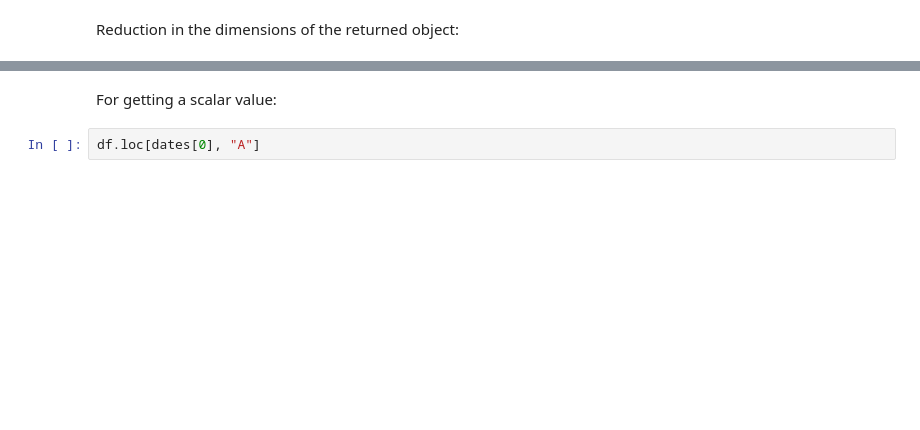
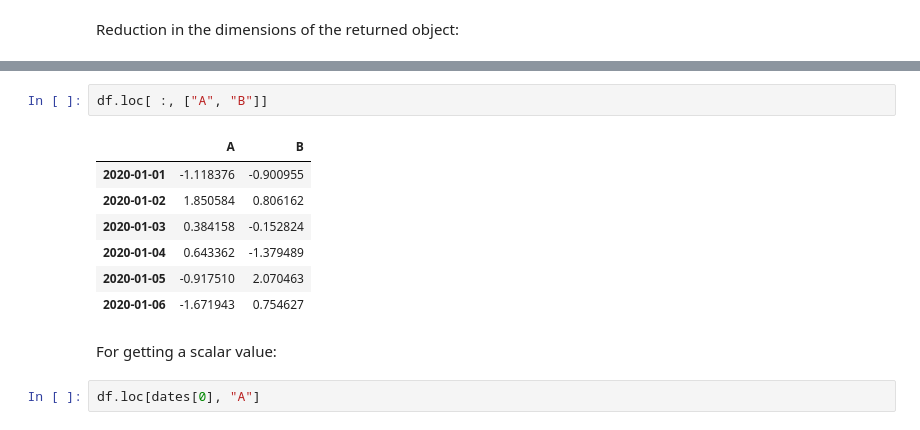
Before and after one commit to fangjin/STAT1129, a Jupyter notebook: Json/Pandas3.ipynb, the cells around one changed output, grey strips where cells are left out. Drawn from its saved outputs; the diff is of its cells as text; blank space fills up the shorter version.

```diff
--- a/Json/Pandas3.ipynb
+++ b/Json/Pandas3.ipynb
@@ -106,4 +112,14 @@ B   -1.570098
 Name: 2020-01-02 00:00:00, dtype: float64
+# %%
+df.loc[ :, ["A", "B"]]
+# %% [output]
+|  | A | B |
+| 2020-01-01 | -1.118376 | -0.900955 |
+| 2020-01-02 | 1.850584 | 0.806162 |
+| 2020-01-03 | 0.384158 | -0.152824 |
+| 2020-01-04 | 0.643362 | -1.379489 |
+| 2020-01-05 | -0.917510 | 2.070463 |
+| 2020-01-06 | -1.671943 | 0.754627 |
 # %% [markdown]
 For getting a scalar value:
 # %%
```
Also changed, not shown: parts of 22 cells of this notebook.
